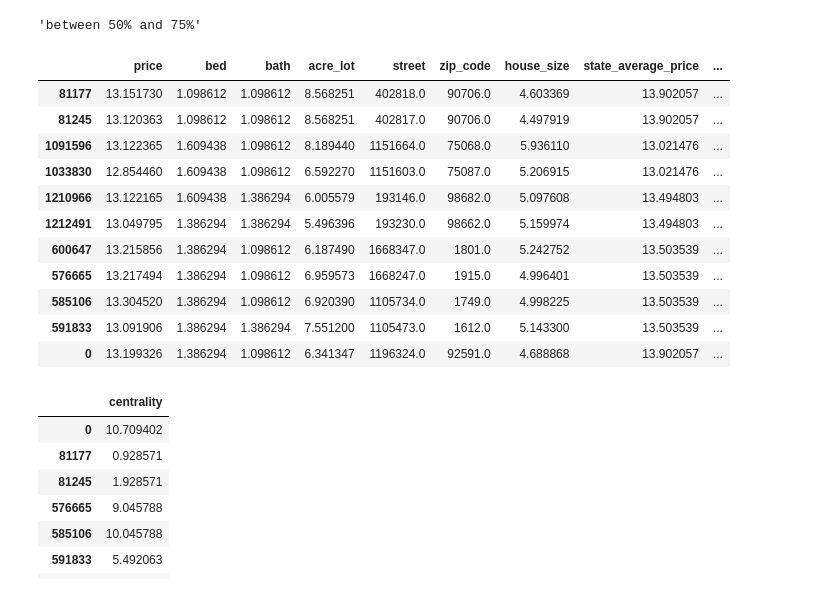
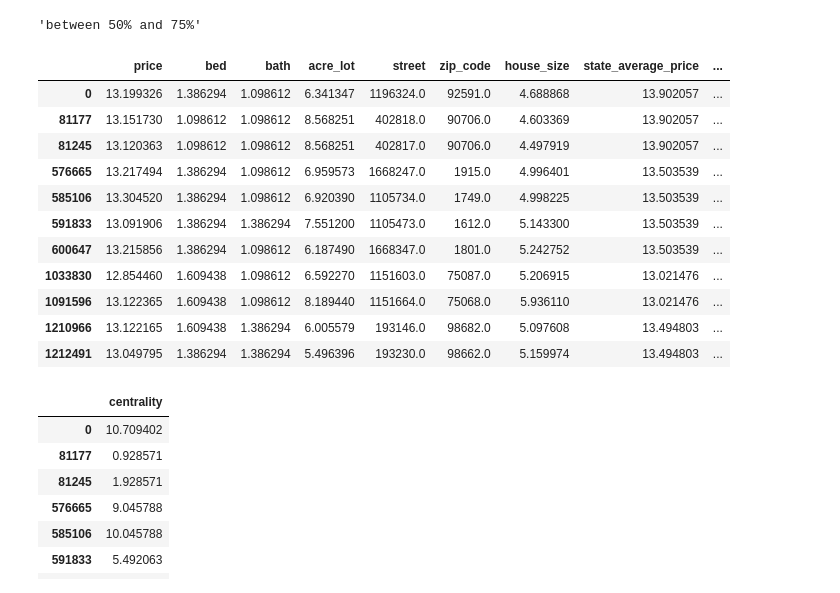
Before and after one commit to AmrWalidi/house-price-prediction-, a Jupyter notebook: malatya_centrality.ipynb, the cells around one changed output. Saved outputs shown, nothing was run; the diff lists cells and outputs as text; code cells hidden in the pictures.

```diff
--- a/malatya_centrality.ipynb
+++ b/malatya_centrality.ipynb
@@ -218,20 +218,20 @@ centrality_table = pd.DataFrame({'centrality': centrality_table}, index=index_ta
 # %%
 X_test_row = X_test.iloc[0].to_frame().T
 X_test_row.index = [0]
-pd.concat([selected_graph['table'], X_test_row], ignore_index=False)
+pd.concat([selected_graph['table'], X_test_row], ignore_index=False).sort_index()
 # %% [output]
 |  | price | bed | bath | acre_lot | street | zip_code | house_size | state_average_price | ... |
+| 0 | 13.199326 | 1.386294 | 1.098612 | 6.341347 | 1196324.0 | 92591.0 | 4.688868 | 13.902057 | ... |
 | 81177 | 13.151730 | 1.098612 | 1.098612 | 8.568251 | 402818.0 | 90706.0 | 4.603369 | 13.902057 | ... |
 | 81245 | 13.120363 | 1.098612 | 1.098612 | 8.568251 | 402817.0 | 90706.0 | 4.497919 | 13.902057 | ... |
-| 1091596 | 13.122365 | 1.609438 | 1.098612 | 8.189440 | 1151664.0 | 75068.0 | 5.936110 | 13.021476 | ... |
-| 1033830 | 12.854460 | 1.609438 | 1.098612 | 6.592270 | 1151603.0 | 75087.0 | 5.206915 | 13.021476 | ... |
-| 1210966 | 13.122165 | 1.609438 | 1.386294 | 6.005579 | 193146.0 | 98682.0 | 5.097608 | 13.494803 | ... |
-| 1212491 | 13.049795 | 1.386294 | 1.386294 | 5.496396 | 193230.0 | 98662.0 | 5.159974 | 13.494803 | ... |
-| 600647 | 13.215856 | 1.386294 | 1.098612 | 6.187490 | 1668347.0 | 1801.0 | 5.242752 | 13.503539 | ... |
 | 576665 | 13.217494 | 1.386294 | 1.098612 | 6.959573 | 1668247.0 | 1915.0 | 4.996401 | 13.503539 | ... |
 | 585106 | 13.304520 | 1.386294 | 1.098612 | 6.920390 | 1105734.0 | 1749.0 | 4.998225 | 13.503539 | ... |
 | 591833 | 13.091906 | 1.386294 | 1.386294 | 7.551200 | 1105473.0 | 1612.0 | 5.143300 | 13.503539 | ... |
-| 0 | 13.199326 | 1.386294 | 1.098612 | 6.341347 | 1196324.0 | 92591.0 | 4.688868 | 13.902057 | ... |
+| 600647 | 13.215856 | 1.386294 | 1.098612 | 6.187490 | 1668347.0 | 1801.0 | 5.242752 | 13.503539 | ... |
+| 1033830 | 12.854460 | 1.609438 | 1.098612 | 6.592270 | 1151603.0 | 75087.0 | 5.206915 | 13.021476 | ... |
+| 1091596 | 13.122365 | 1.609438 | 1.098612 | 8.189440 | 1151664.0 | 75068.0 | 5.936110 | 13.021476 | ... |
+| 1210966 | 13.122165 | 1.609438 | 1.386294 | 6.005579 | 193146.0 | 98682.0 | 5.097608 | 13.494803 | ... |
+| 1212491 | 13.049795 | 1.386294 | 1.386294 | 5.496396 | 193230.0 | 98662.0 | 5.159974 | 13.494803 | ... |
 # %%
 centrality_table
 # %% [output]
```
Also changed, not shown: parts of 1 cell of this notebook.
